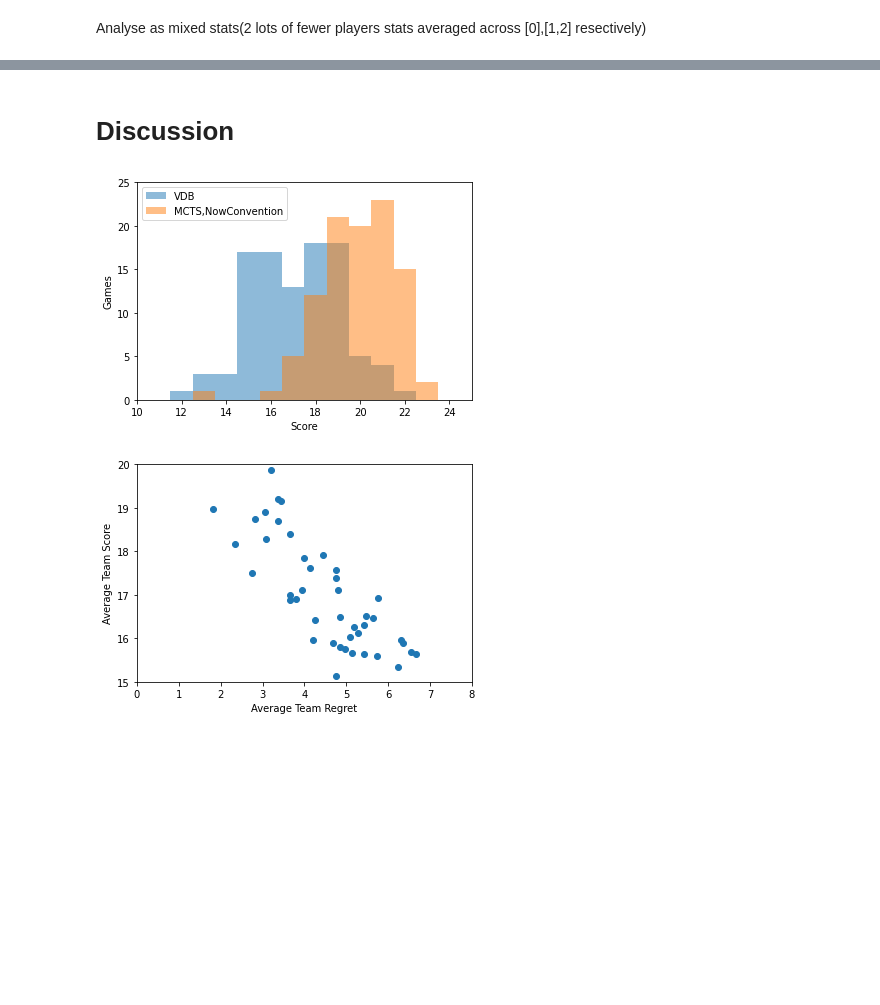
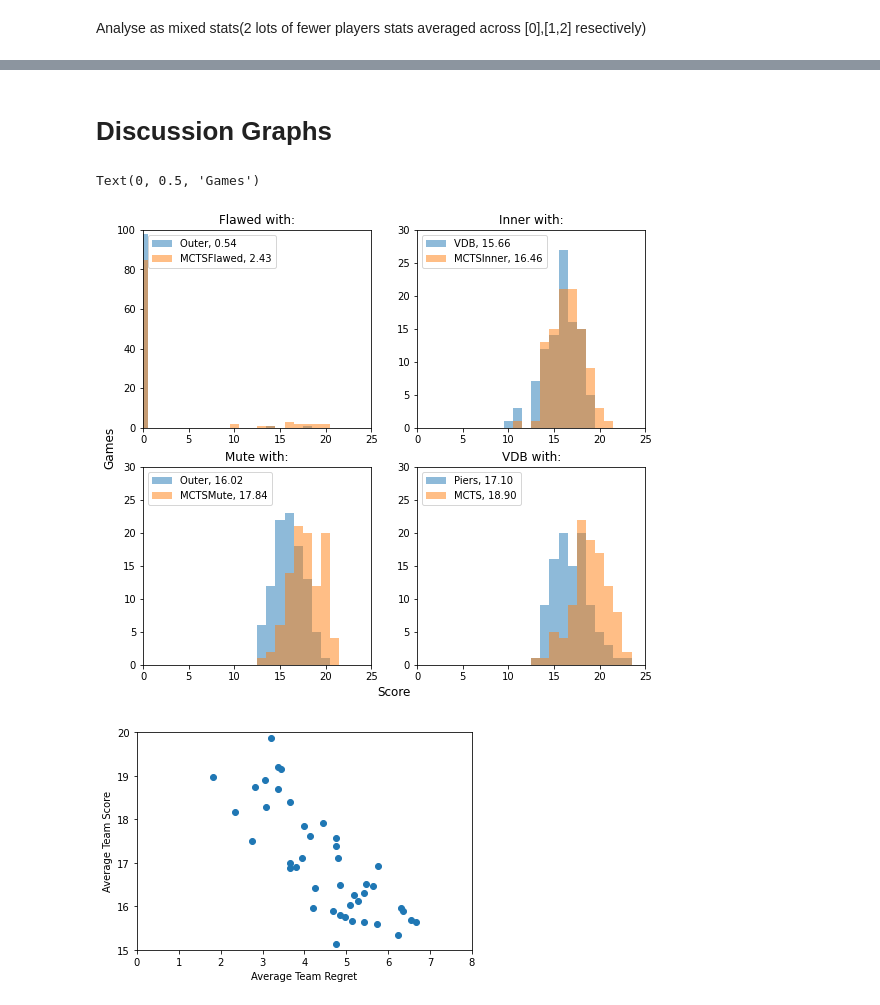
Before and after one commit to MBlogs/mcts-hanabi, a Jupyter notebook: experiments/analyse_experiment.ipynb, the cells around one changed output, grey strips where cells are left out. Drawn from its saved outputs; the diff is of its cells as text; code cells hidden in the pictures; blank space fills up the shorter version.

```diff
--- a/experiments/analyse_experiment.ipynb
+++ b/experiments/analyse_experiment.ipynb
@@ -449,14 +432,60 @@ mixed_df[(mixed_df["name"].str.contains("folder:mix_search s")) \
 # %% [markdown]
-# Discussion
+# Discussion Graphs
-# %%
-name = ["VanDenBerghAgent vs VanDenBerghAgent folder:self_rule script:vrun_rulebased_7"
-        ,"MCTSAgent vs MCTSAgent mctstype:detnone_c folder:self_search script:vrun_mcts_detnone_c_0"]
-series = {"VDB":experiment_dict[name[0]].game_df["score"][0:100]
-         ,"MCTS,NowConvention":experiment_dict[name[1]].game_df["score"][0:100]}
-plot_hist(series,xlabel="Score",ylabel="Games", title="", xlim=(10,25),ylim=(0,25)
-         , bins=np.arange(0, 25 + 1.5) - 0.5)
-# %% [output]
-[figure, removed]
+# %%
+def plot_hist(ax,series,xlabel="x",ylabel="y",title="",xlim=None,ylim=None,bins=None):
+  """Series is a dict {name:data}"""
+
+  for name,s in series.items():
+    if bins is None:
+      bins = np.arange(0, s.max() + 1.5) - 0.5
+    ax.hist(s,bins,alpha=0.5, label=name)
+  ax.legend(loc='upper left')
+  ax.set_title(title)
+  if xlim:
+    ax.set_xlim(xlim)
+  if ylim:
+    ax.set_ylim(ylim)
+
+plt.show()
+
+name = ["FlawedAgent vs OuterAgent folder:mix_rule script:mix_rulebased_8"
+        ,"FlawedAgent vs MCTSAgent mctstype:mix_flawed folder:mix_search script:mixflawed_1"
+       ,"InnerAgent vs VanDenBerghAgent folder:mix_rule script:mix_rulebased_15"
+       ,"InnerAgent vs MCTSAgent mctstype:mix_inner folder:mix_search script:mixinner_1"
+       ,"MuteAgent vs OuterAgent folder:mix_rule script:mix_rulebased_0"
+       ,"MuteAgent vs MCTSAgent mctstype:mix_mute folder:mix_search script:mixmute_1"
+       ,"VanDenBerghAgent vs PiersAgent folder:mix_rule script:mix_rulebased_18"
+       ,"VanDenBerghAgent vs MCTSAgent mctstype:mix_vdb folder:mix_search script:mixvdb_1"]
+series1 = {"Outer, 0.54":experiment_dict[name[0]].game_df["score"][0:100]
+         ,"MCTSFlawed, 2.43":experiment_dict[name[1]].game_df["score"][0:100]}
+series2 = {"VDB, 15.66":experiment_dict[name[2]].game_df["score"][0:100]
+         ,"MCTSInner, 16.46":experiment_dict[name[3]].game_df["score"][0:100]}
+series3 = {"Outer, 16.02":experiment_dict[name[4]].game_df["score"][0:100]
+         ,"MCTSMute, 17.84":experiment_dict[name[5]].game_df["score"][0:100]}
+series4 = {"Piers, 17.10":experiment_dict[name[6]].game_df["score"][0:100]
+         ,"MCTS, 18.90":experiment_dict[name[7]].game_df["score"][0:100]}
+
+fig, axs = plt.subplots(2,2)
+
+plot_hist(axs[0][0],series1,xlabel="Score",ylabel="Games", title="Flawed with:", xlim=(0,25),ylim=(0,100)
+         , bins=np.arange(0, 25 + 1.5) - 0.5)
+plot_hist(axs[0][1],series2,xlabel="Score",ylabel="Games", title="Inner with:", xlim=(0,25),ylim=(0,30)
+         , bins=np.arange(0, 25 + 1.5) - 0.5)
+plot_hist(axs[1][0],series3,xlabel="Score",ylabel="Games", title="Mute with:", xlim=(0,25),ylim=(0,30)
+         , bins=np.arange(0, 25 + 1.5) - 0.5)
+plot_hist(axs[1][1],series4,xlabel="Score",ylabel="Games", title="VDB with:", xlim=(0,25),ylim=(0,30)
+         , bins=np.arange(0, 25 + 1.5) - 0.5)
+fig.set_figheight(8)
+fig.set_figwidth(9)
+
+fig.add_subplot(111, frameon=False)
+plt.tick_params(labelcolor='none', top=False, bottom=False, left=False, right=False)
+plt.grid(False)
+plt.xlabel("Score",size =12)
+plt.ylabel("Games", size=12)
+# %% [output]
+Text(0, 0.5, 'Games')
+[figure, added]
 # %%
 plot_scatter(mixed_df["avg_regret"],mixed_df["avg_score"]
              ,xlabel='Average Team Regret', ylabel = 'Team Regret (avg)'
```
Also changed, not shown: parts of 21 cells of this notebook, 42 other files.
